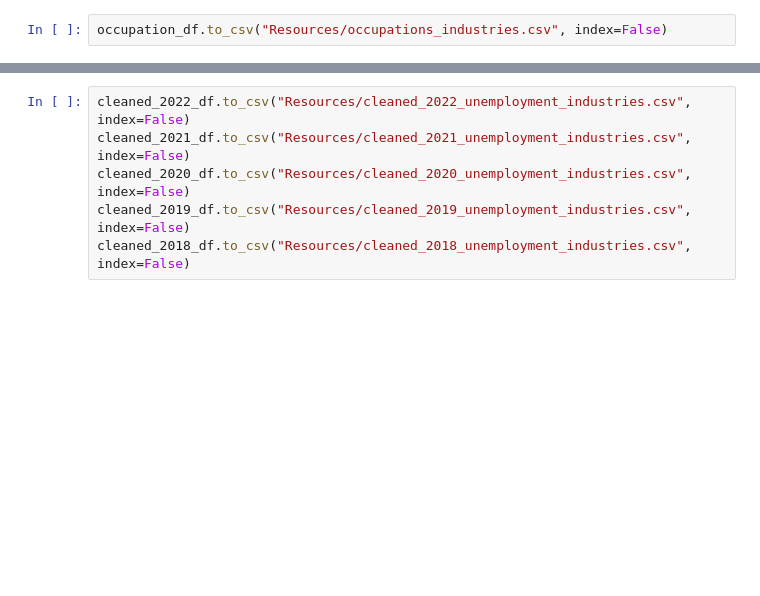
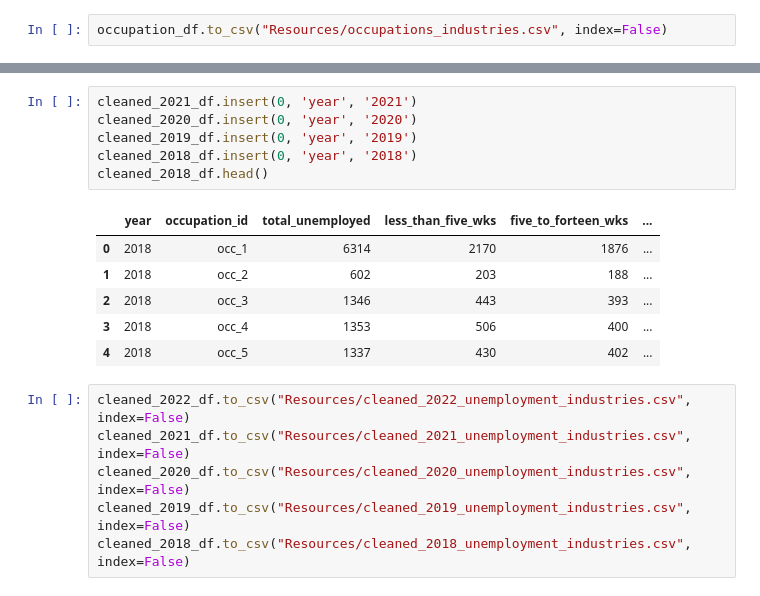
Before and after one commit to tvaughn905/Project-3, a Jupyter notebook: cleaning_industry_data.ipynb, the cells around one changed output, grey strips where cells are left out. Cells and saved outputs as stored; diff of their text form; blank space fills up the shorter version.

```diff
--- a/cleaning_industry_data.ipynb
+++ b/cleaning_industry_data.ipynb
@@ -196,3 +477,16 @@ cleaned_2018_df.head()
+# %%
+cleaned_2021_df.insert(0, 'year', '2021')
+cleaned_2020_df.insert(0, 'year', '2020')
+cleaned_2019_df.insert(0, 'year', '2019')
+cleaned_2018_df.insert(0, 'year', '2018')
+cleaned_2018_df.head()
+# %% [output]
+|  | year | occupation_id | total_unemployed | less_than_five_wks | five_to_forteen_wks | ... |
+| 0 | 2018 | occ_1 | 6314 | 2170 | 1876 | ... |
+| 1 | 2018 | occ_2 | 602 | 203 | 188 | ... |
+| 2 | 2018 | occ_3 | 1346 | 443 | 393 | ... |
+| 3 | 2018 | occ_4 | 1353 | 506 | 400 | ... |
+| 4 | 2018 | occ_5 | 1337 | 430 | 402 | ... |
 # %%
 cleaned_2022_df.to_csv("Resources/cleaned_2022_unemployment_industries.csv", index=False)
 cleaned_2021_df.to_csv("Resources/cleaned_2021_unemployment_industries.csv", index=False)
```
Also changed, not shown: parts of 38 cells of this notebook, 5 other files.
